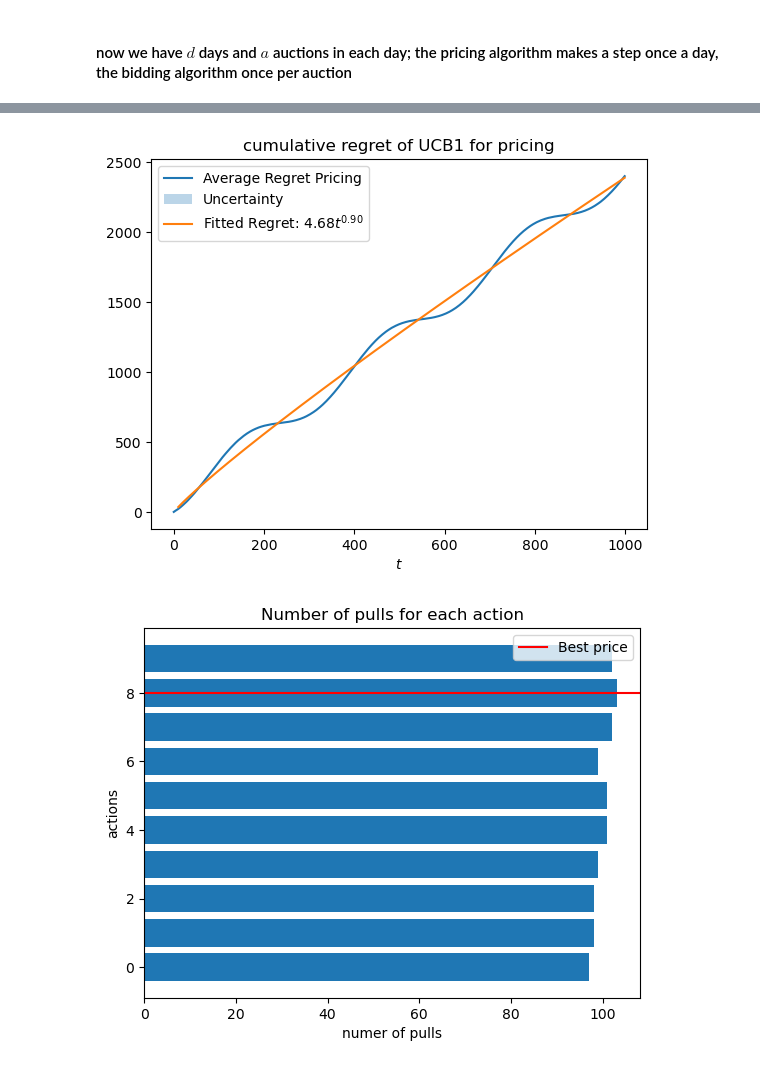
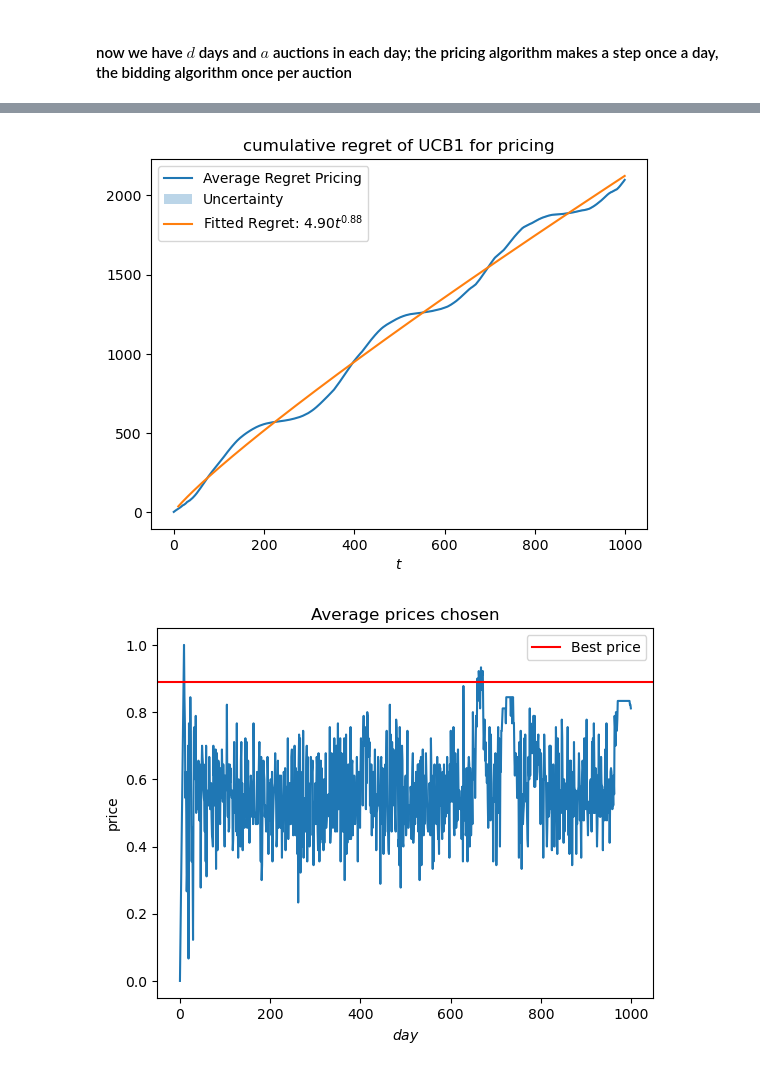
Before and after one commit to giulio8/OLA_project, a Jupyter notebook: Adversarial Environment.ipynb, the cells around one changed output, grey strips where cells are left out. Saved outputs shown, nothing was run; the diff lists cells and outputs as text; code cells hidden in the pictures.

```diff
--- a/Adversarial Environment.ipynb
+++ b/Adversarial Environment.ipynb
@@ -475,7 +458,7 @@ other_bids = np.array([np.random.uniform(0, pattern(t), size = N_ADVERTISERS) fo
 
 
 #trivial scenario: competitors sample bids from a uniform with range varying over time
-other_bids = np.array([np.random.uniform(0, 1, size = (N_ADVERTISERS)) for t in range(total_auctions)]).T # size = (N_ADVERTISERS, N_USERS)
+#other_bids = np.array([np.random.uniform(0, 1, size = (N_ADVERTISERS)) for t in range(total_auctions)]).T # size = (N_ADVERTISERS, N_USERS)
 
 m_t = other_bids.max(axis=0)
 other_bids_sorted = np.flip(np.sort(other_bids, axis=0), axis=0)
@@ -764,6 +735,8 @@ regret_per_trial_pricing = []
 
 regret_per_trial_bidding = []
 all_payments = []
+chosen_prices = []
+seen_ads = []
 
 eta = 1/np.sqrt(N_USERS)  # Learning rate from theory
 q_a = np.random.rand(N_ADVERTISERS+1, NUMBER_OF_SLOTS)  # 11 rows (10 advertisers + me), 3 coloumns
@@ -774,7 +747,7 @@ avg_ctrs = np.mean(ctrs, axis=1) # we compute the average among slots for each a
 for seed in range(n_trials):
     np.random.seed(seed)
     pricing_env = PricingEnvironment(conversion_probability=conversion_probability, cost=cost)
-    ucb_agent = UCB1Agent(K=NUMBER_OF_PRICES, T=days, range=maximum_profit)
+    ucb_agent = UCB1Agent(K=NUMBER_OF_PRICES, T=days, range=maximum_profit/2)
 
     auction = FirstPriceAuction(avg_ctrs, lambdas=LAMBDAS)
     bidding_agent = FFMultiplicativePacingAgent(bids_set=PRICES,
@@ -785,11 +758,12 @@ for seed in range(n_trials):
                                                                 lambdas=LAMBDAS)
 
     pricing_agent_rewards = np.array([])
+    pricing_agent_chosen_prices = np.zeros(days)
 
     bidding_utilities = np.array([])
     my_bids = np.array([])
     my_payments = np.array([])
-    seen_ads = np.zeros(days) # Number of users that have seen an ad
+    seen_ads_trial = np.zeros(days) # Number of users that have seen an ad
 
     for d in range(days):
         # Auction interaction
@@ -822,7 +796,7 @@ for seed in range(n_trials):
             bidding_agent.update(f_t, c_t, other_bids_sorted[:, a])
 
             # Update the total number of users that have seen an ad
-            seen_ads[d] += my_win*np.random.binomial(1, LAMBDAS[rank])
+            seen_ads_trial[d] += my_win*np.random.binomial(1, LAMBDAS[rank])
 
             # Store the results
             bidding_utilities = np.append(bidding_utilities, f_t)  # Append utility
@@ -835,7 +809,8 @@ for seed in range(n_trials):
         # Pricing interaction
         pi_d = ucb_agent.pull_arm() ## the agent returns the index!!
         p_d = prices[pi_d] # I get the actual price
-        d_d, r_d = pricing_env.round(p_d, seen_ads[d], d)
+        pricing_agent_chosen_prices[d] = p_d
+        d_d, r_d = pricing_env.round(p_d, seen_ads_trial[d], d)
         ucb_agent.update(r_d)
 
         pricing_agent_rewards = np.append(pricing_agent_rewards, r_d)
@@ -843,14 +818,22 @@ for seed in range(n_trials):
     regret_per_trial_bidding.append(np.cumsum(expected_clairvoyant_utilities_multiple_slots-bidding_utilities))
     all_payments.append(cumulative_payments)
 
-    avg_regret_bidding = np.array(regret_per_trial_bidding).mean(axis=0)
-    std_regret_bidding = np.array(regret_per_trial_bidding).std(axis=0)
-
-    avg_payments = np.array(all_payments).mean(axis=0)
-    std_payments = np.array(all_payments).std(axis=0)
-
     cumulative_regret_pricing = np.cumsum(expected_clairvoyant_rewards-pricing_agent_rewards)
     regret_per_trial_pricing.append(cumulative_regret_pricing)
+
+    seen_ads.append(seen_ads_trial)
+
+    chosen_prices.append(pricing_agent_chosen_prices)
+
+avg_regret_bidding = np.array(regret_per_trial_bidding).mean(axis=0)
+std_regret_bidding = np.array(regret_per_trial_bidding).std(axis=0)
+
+avg_payments = np.array(all_payments).mean(axis=0)
+std_payments = np.array(all_payments).std(axis=0)
+
+avg_ads_seen = np.array(seen_ads).mean(axis=0)
+
+avg_prices = np.array(chosen_prices).mean(axis=0)
 
 # bidding plots
 plt.plot(np.arange(total_auctions), avg_payments)
@@ -877,7 +860,7 @@ plt.title('Cumulative Regret of Full-Feedback Multiplicative Pacing')
 plt.show()
 
 # plot the number of ads seen per day
-plt.plot(np.arange(days), seen_ads, label='Number of ads seen')
+plt.plot(np.arange(days), avg_ads_seen, label='Number of ads seen')
 plt.title('Number of ads seen per day')
 plt.xlabel('$day$')
 plt.ylabel('ads seen')
@@ -907,6 +890,16 @@ plt.xlabel('$t$')
 plt.legend()
 plt.show()
 
+
+plt.figure()
+plt.plot(np.arange(days), avg_prices)
+plt.axhline(prices[best_price_index], color='red', label='Best price')
+plt.title('Average prices chosen')
+plt.xlabel('$day$')
+plt.ylabel('price')
+plt.legend()
+plt.show()
+
 plt.figure()
 plt.barh(np.arange(NUMBER_OF_PRICES), ucb_agent.N_pulls)
 plt.axhline(best_price_index, color='red', label='Best price')
@@ -922,2 +915,2 @@ plt.show();
-[figure, old version]
+[figure, new version]
-[figure, old version]
+[figure, new version]
```
Also changed, not shown: parts of 5 cells of this notebook, 2 other files.
